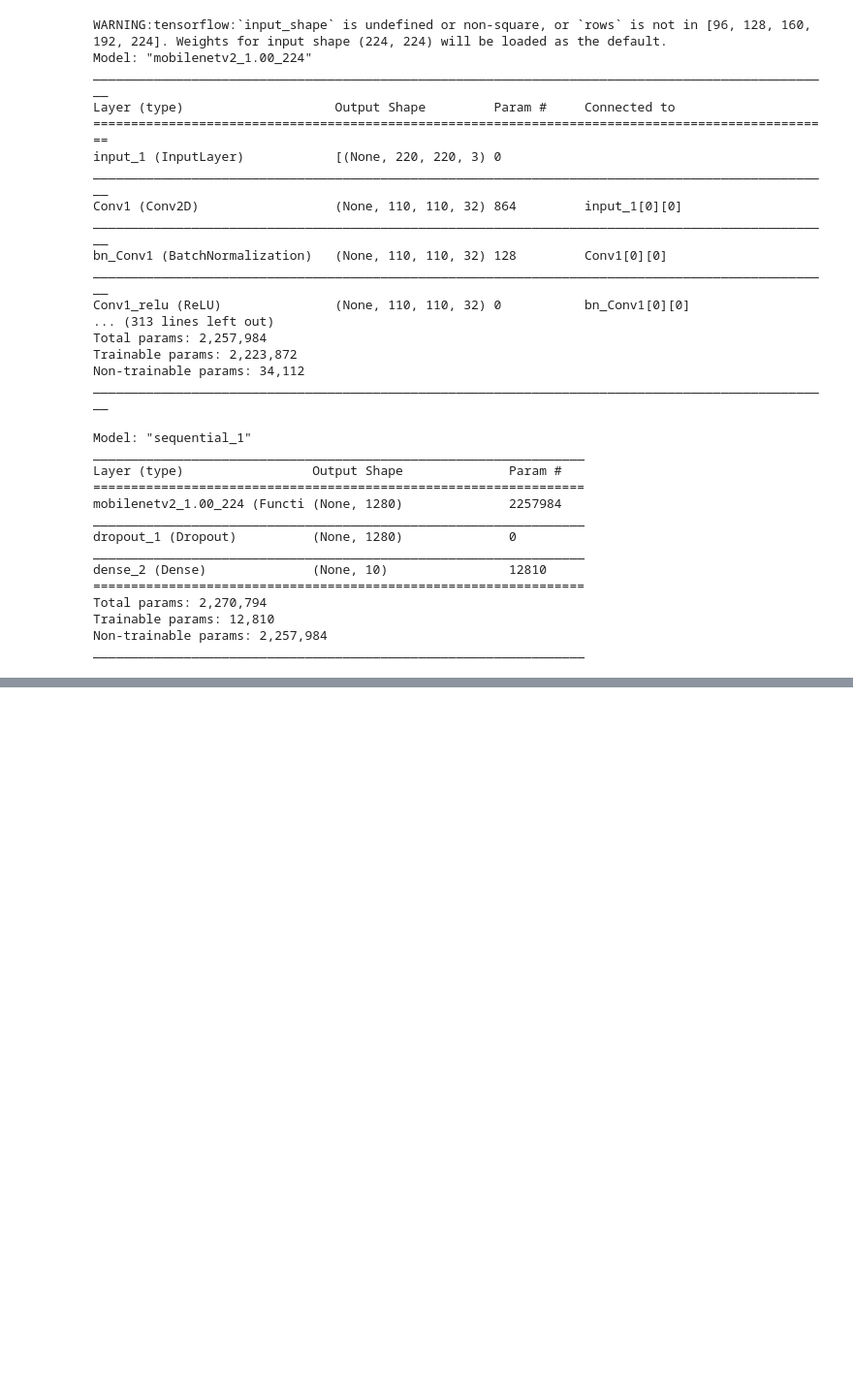
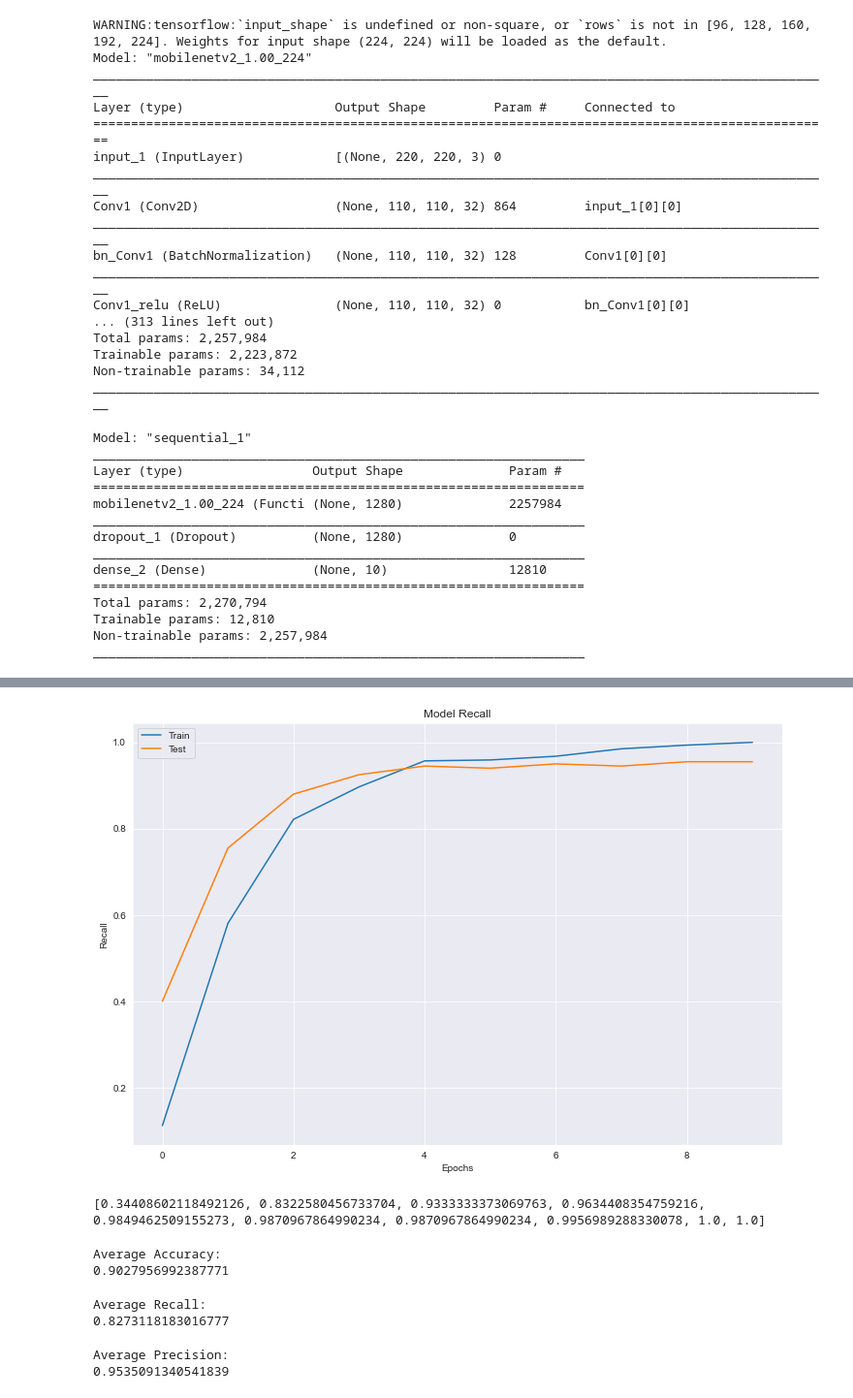
Before and after one commit to MrBaconMajster/butterflyML, a Jupyter notebook: MachineLearningAssignment.ipynb, the cells around one changed output, grey strips where cells are left out. Shown at 97% size. Drawn from its saved outputs; the diff is of its cells as text; code cells hidden in the pictures; blank space fills up the shorter version.

Commit message:
-added average calculation

```diff
--- a/MachineLearningAssignment.ipynb
+++ b/MachineLearningAssignment.ipynb
@@ -251,0 +264,55 @@ plt.show()
+# %%
+sns.set_style('darkgrid')
+plt.figure(figsize=(12,8))
+plt.plot(history2.history['recall_1'])
+plt.plot(history2.history['val_recall_1'])
+plt.xlabel('Epochs')
+plt.ylabel('Recall')
+plt.title('Model Recall')
+plt.legend(['Train','Test'])
+plt.show()
+# %% [output]
+[figure, added]
+# %%
+print(history2.history['accuracy'])
+# %% [output]
+[0.34408602118492126, 0.8322580456733704, 0.9333333373069763, 0.9634408354759216, 0.9849462509155273, 0.9870967864990234, 0.9870967864990234, 0.9956989288330078, 1.0, 1.0]
+# %%
+sum = 0
+for x in history2.history['accuracy']:
+    sum += x
+
+
+average = sum / len(history2.history['accuracy'])
+print("")
+print("Average Accuracy:")
+print(average)
+# %% [output]
+Average Accuracy:
+0.9027956992387771
+# %%
+sum = 0
+for x in history2.history['recall_1']:
+    sum += x
+
+
+average = sum / len(history2.history['recall_1'])
+print("")
+print("Average Recall:")
+print(average)
+# %% [output]
+Average Recall:
+0.8273118183016777
+# %%
+sum = 0
+for x in history2.history['precision_1']:
+    sum += x
+
+
+average = sum / len(history2.history['precision_1'])
+print("")
+print("Average Precision:")
+print(average)
+# %% [output]
+Average Precision:
+0.9535091340541839
```
Also changed, not shown: parts of 7 cells of this notebook.
